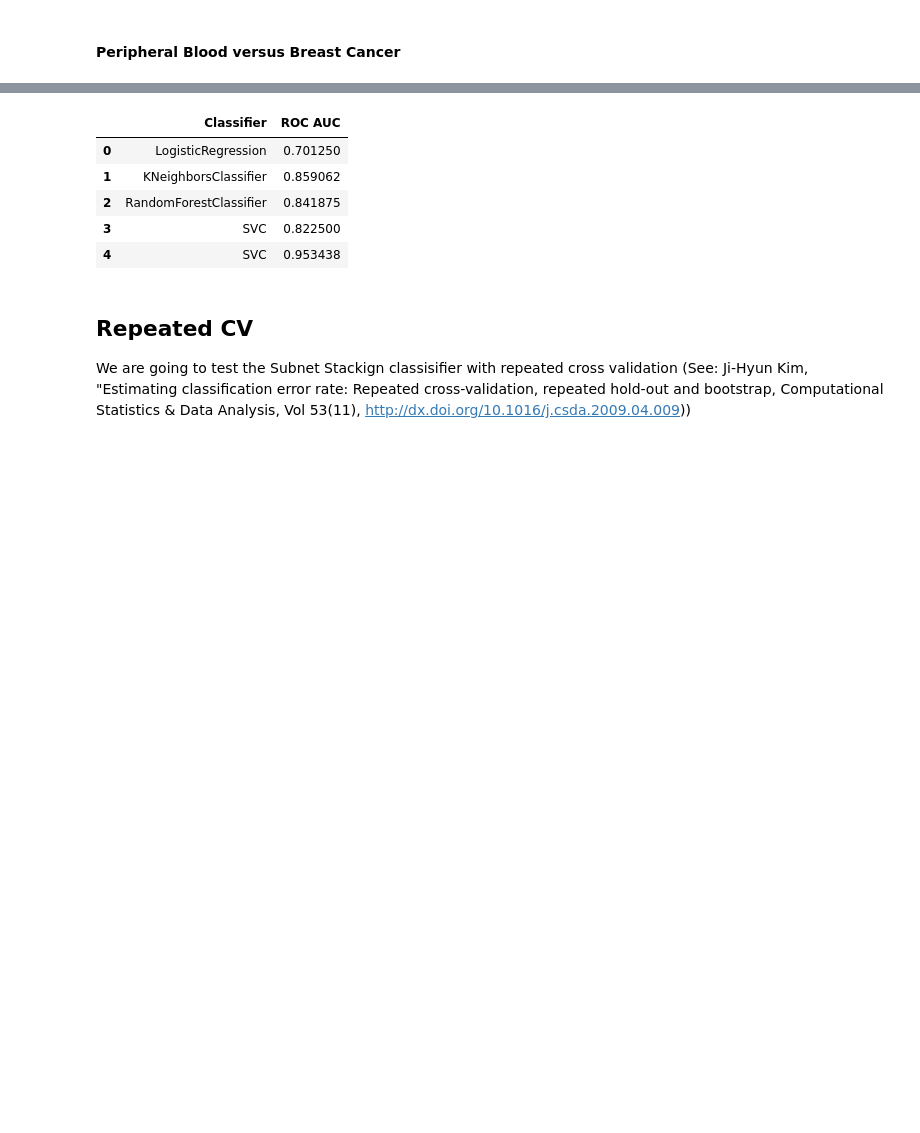
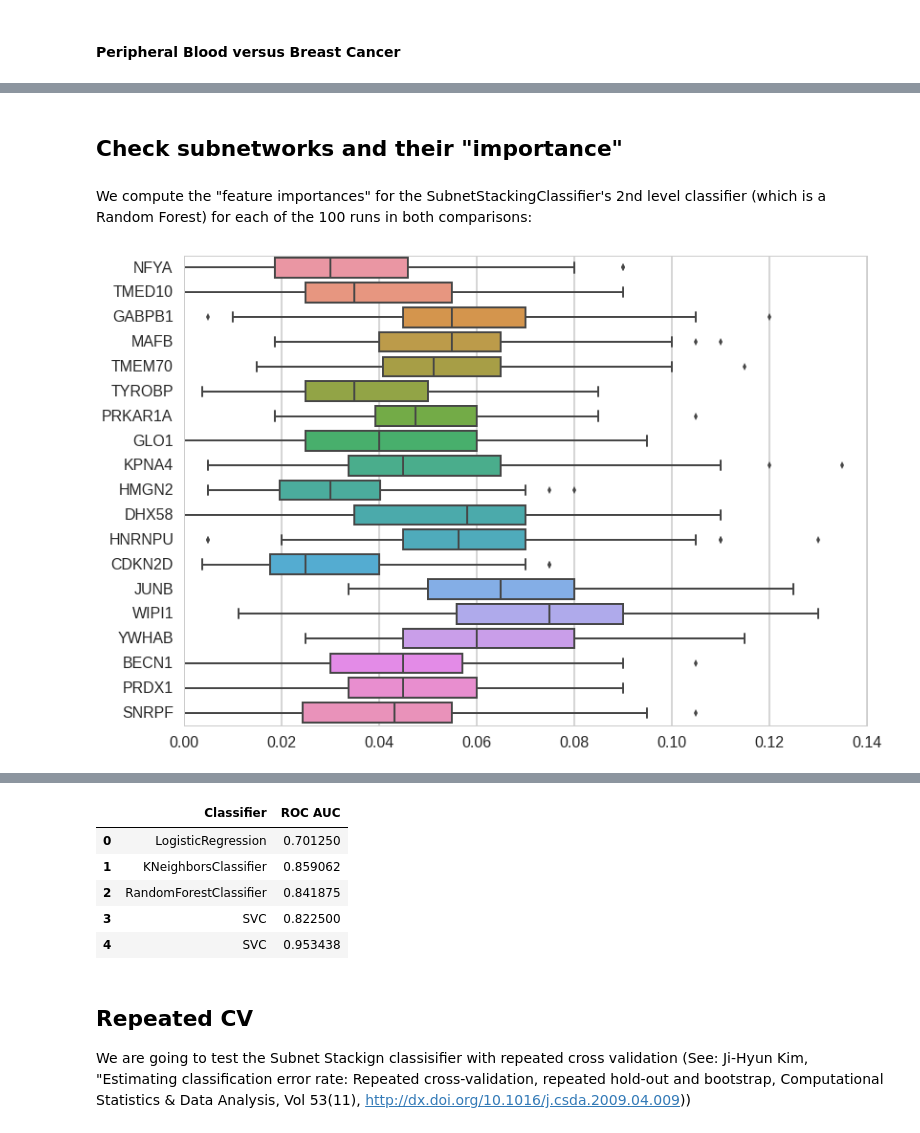
Before and after one commit to sgsfak/subnet_stacking, a Jupyter notebook: CTC_GSE45965.ipynb, the cells around one changed output, grey strips where cells are left out. Cells and saved outputs as stored; diff of their text form; code cells hidden in the pictures; blank space fills up the shorter version.

```diff
--- a/CTC_GSE45965.ipynb
+++ b/CTC_GSE45965.ipynb
@@ -94,7 +95,7 @@ def get_seeds_with_neighbors1(dataset):
                                )
                             for g in genes if g in dataset.columns and g in G1_ezgene2index}
 # %%
-gse45965 = pd.read_csv("gse45965_centered.csv", index_col="sample")
+gse45965 = pd.read_csv("gse45965.csv", index_col="sample")
 # %%
 gse45965_ctc_vs_bc = gse45965[(gse45965.group == 'CTC') | (gse45965.group == 'tissue: breast cancer tumor')]
 gse45965_ctc_vs_pb = gse45965[(gse45965.group == 'CTC') | (gse45965.group == 'tissue: normal peripheral blood')]
@@ -105,13 +128,14 @@ gse45965_pb_vs_bc_group = np.where(gse45965_pb_vs_bc.group == 'tissue: breast ca
 # %% [markdown]
 #### CTC versus Breast Cancer
 # %%
-%run subnet_stacking.py
-from sklearn.pipeline import Pipeline
-g27_clf = Pipeline([('subset_g27', GeneSubsetTransformer(features=[g for g in genes if g in gse45965.columns])),
-                   ('logreg', linear_model.LogisticRegression())])
-clfs = [linear_model.LogisticRegression(), g27_clf,
-        SubnetStackingClassifier(seeds_with_neighbors=get_seeds_with_neighbors1(gse45965_ctc_vs_pb.drop("group",1)))]
-scores_ctc_vs_pb, fitted_clfs_ctc_vs_pb = score_clfs_in_df(clfs, gse45965_ctc_vs_pb.drop("group",1),
-                                                         gse45965_ctc_vs_pb_group,
-                                                         n_iter = 10)
+#%run subnet_stacking.py
+#from sklearn.pipeline import Pipeline
+#g27_clf = Pipeline([('subset_g27', GeneSubsetTransformer(features=[g for g in genes if g in gse45965.columns])),
+#                   ('logreg', linear_model.LogisticRegression())])
+#clfs = [linear_model.LogisticRegression(), g27_clf,
+#        SubnetStackingClassifier(seeds_with_neighbors=get_seeds_with_neighbors1(gse45965_ctc_vs_pb.drop("group",1)))]
+scores_ctc_vs_pb, fitted_clfs_ctc_vs_pb = score_clfs_in_df_parallel(all_clfs,
+                                                                    gse45965_ctc_vs_pb.drop("group",1),
+                                                                    gse45965_ctc_vs_pb_group,
+                                                                    n_iter = 100, n_jobs=20)
 # %% [output]
@@ -132,8 +163,8 @@ array([ 0.95 ,  0.925,  0.925])
 # %% [markdown]
 #### CTC versus peripheral blood
 # %%
-scores_ctc_vs_pb, fitted_clfs_ctc_vs_pb = score_clfs_in_df(clfs,
+scores_ctc_vs_pb, fitted_clfs_ctc_vs_pb = score_clfs_in_df_parallel(all_clfs,
                                                          gse45965_ctc_vs_pb.drop("group",1),
                                                         gse45965_ctc_vs_pb_group,
-                                                        n_iter = 100, verbose=True)
+                                                        n_iter = 100, n_jobs=10)
 # %% [output]
@@ -189,0 +325,22 @@ scores_pb_vs_bc, fitted_clfs_pb_vs_bc = score_clfs_in_df(clfs,
+# %% [markdown]
+## Check subnetworks and their "importance"
+# %% [markdown]
+We compute the "feature importances" for the SubnetStackingClassifier's 2nd level classifier (which is a Random Forest) for each of the 100 runs in both comparisons:
+# %%
+def compute_imp(fitted, scores, normalize_per_neighbors_nbr=False):
+    def d(clf):
+        c = clf.meta_clf_.feature_importances_ * score.roc_auc[-1]
+        if normalize_per_neighbors_nbr:
+            c /= [len(s.get_nearest_neighbors()) for s in clf.base_clfs_]
+        return c
+    return pd.DataFrame([d(clfs[-1]) for clfs, score in zip(fitted, scores)],
+                        columns=[symbols1[c.seed][0] for c in fitted[0][-1].base_clfs_])
+
+imp_ctc_vs_pb = compute_imp(fitted_clfs_ctc_vs_pb, scores_ctc_vs_pb)
+imp_pb_vs_bc = compute_imp(fitted_clfs_pb_vs_bc, scores_pb_vs_bc)
+# %%
+sb.set_style("whitegrid")
+sb.boxplot(data=imp_ctc_vs_pb, orient="h", linewidth=2)
+plt.show()
+# %% [output]
+[figure, added]
```
Also changed, not shown: parts of 45 cells of this notebook.
